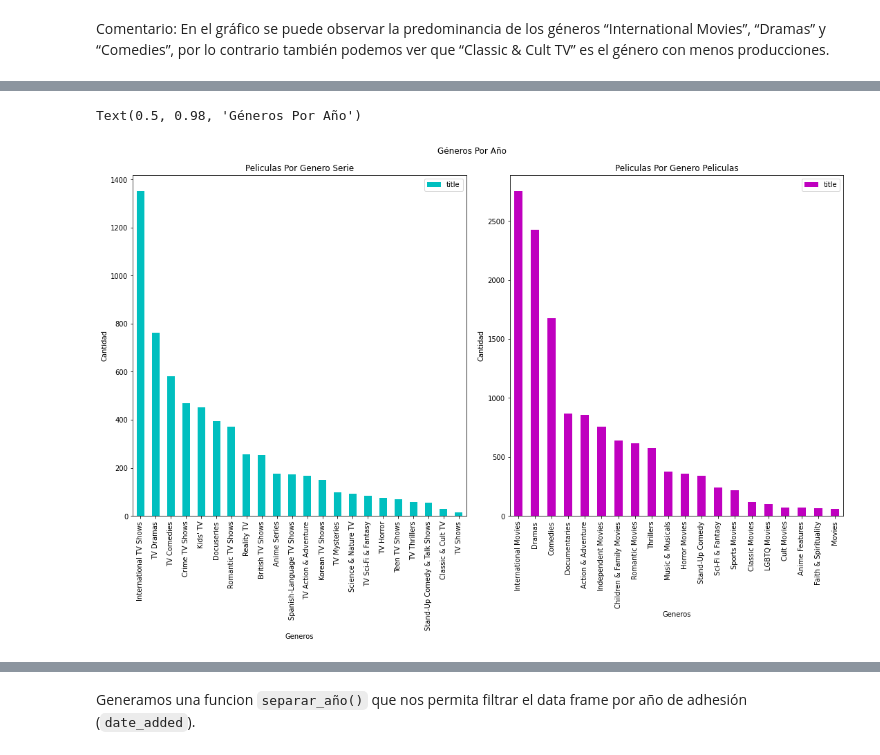
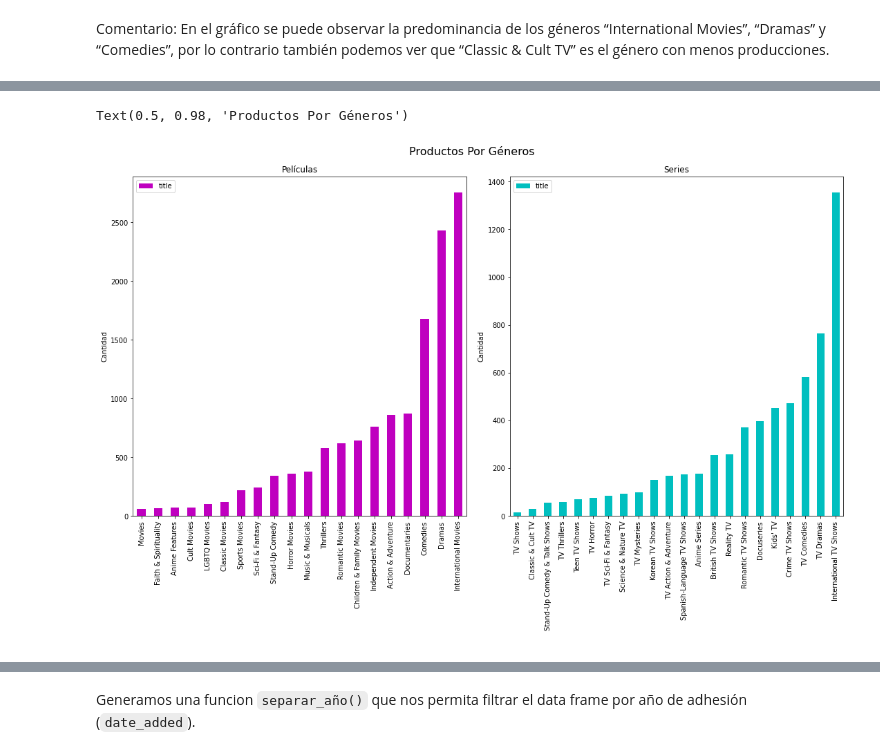
Before and after one commit to ri1965/Toolkits, a Jupyter notebook: Examen_Bimestre_1_Intro_Python__Grupo_2.ipynb, the cells around one changed output, grey strips where cells are left out. Saved outputs shown, nothing was run; the diff lists cells and outputs as text; code cells hidden in the pictures.

```diff
--- a/Examen_Bimestre_1_Intro_Python__Grupo_2.ipynb
+++ b/Examen_Bimestre_1_Intro_Python__Grupo_2.ipynb
@@ -182,0 +311,2 @@ df_raw.head()
+# %%
+df_raw = df_raw.reset_index(drop=True) # reseteamos los indices para  que se reflejen los nuevos entries
@@ -419,9 +555,9 @@ def split_unpivot(df, campo):
                                                          # Recorremos los indices de df_raw2 y pasamos toda la fila a una variable row
   for num_row in range(len(df)):
     row = pd.DataFrame(df.iloc[num_row,:].to_dict(), index=[num_row])
-    genero = (row[campo][num_row]).split(', ')           # Transformamos el contenido de la columna listed_in de string a una lista con el metodo split
-    for gen in genero:
-      row[campo] = gen                                   # Recorremos la columna listed_in almacenada en genero
+    cpo = (row[campo][num_row]).split(', ')           # Transformamos el contenido de la columna listed_in de string a una lista con el metodo split
+    for c in cpo:
+      row[campo] = c                                   # Recorremos la columna listed_in almacenada en genero
       if (len(df_filtro) == 0):
         df_filtro = row
         df_filtro.head()
@@ -673,7 +788,7 @@ Totales en genero en TV Show
 # %%
 tabla_genero_s = df_genero[df_genero['type'] == 'TV Show']
 tabla_genero_s = tabla_genero_s[['listed_in', 'title']].groupby('listed_in').count()
-tabla_genero_s = tabla_genero_s.sort_values(['title'],ascending=False)
+tabla_genero_s = tabla_genero_s.sort_values(['title'],ascending=True)
 tabla_genero_s
 # %% [output]
 |  | title |
@@ -705,7 +814,7 @@ Totales de genero en Movies
 # %%
 tabla_genero_p = df_genero[df_genero['type'] == 'Movie']
 tabla_genero_p = tabla_genero_p[['listed_in', 'title']].groupby('listed_in').count()
-tabla_genero_p = tabla_genero_p.sort_values(['title'],ascending=False)
+tabla_genero_p = tabla_genero_p.sort_values(['title'],ascending=True)
 tabla_genero_p
 # %% [output]
 |  | title |
@@ -735,16 +838,19 @@ tabla_genero_p.plot(kind='bar', title='Peliculas Por Genero Peliculas', ylabel='
 # %%
-fig = plt.figure(figsize=(15, 10), constrained_layout=True)
+fig = plt.figure(figsize=(10, 5), constrained_layout=True)
 spec = fig.add_gridspec(ncols=2, nrows=1)
+plt.tight_layout()
 
 ax0 = fig.add_subplot(spec[0, 0])
-
-tabla_genero_s.plot(kind='bar', title='Peliculas Por Genero Serie', ylabel='Cantidad',
-         xlabel='Generos', figsize=(15, 10), color ='c', ax = ax0)
+tabla_genero_p.plot(kind='bar', title='Películas', ylabel='Cantidad',
+         figsize=(15, 10), color ='m', xlabel = ' ' , ax = ax0)
+plt.legend(loc='upper left')
 
 ax1 = fig.add_subplot(spec[0, 1])
-tabla_genero_p.plot(kind='bar', title='Peliculas Por Genero Peliculas', ylabel='Cantidad',
-         xlabel='Generos', figsize=(15, 10), color ='m', ax = ax1)
-fig.suptitle('Géneros Por Año')
+tabla_genero_s.plot(kind='bar', title='Series', ylabel='Cantidad',
+         figsize=(15, 10), color ='c', xlabel = ' ' , ax = ax1)
+plt.legend(loc='upper left')
+
+fig.suptitle('Productos Por Géneros', size = 16)
 # %% [output]
-Text(0.5, 0.98, 'Géneros Por Año')
+Text(0.5, 0.98, 'Productos Por Géneros')
-[figure, old version]
+[figure, new version]
```
Also changed, not shown: parts of 94 cells of this notebook.
